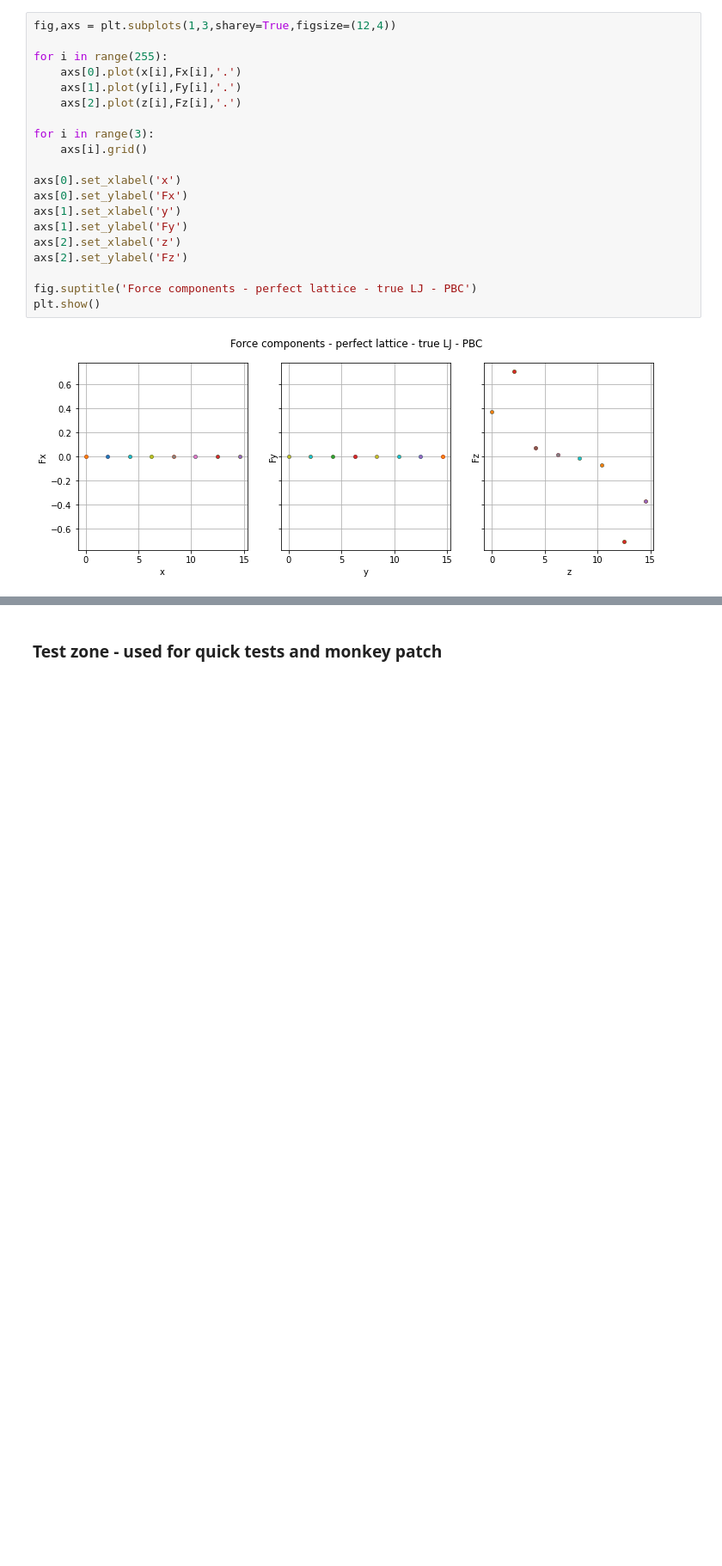
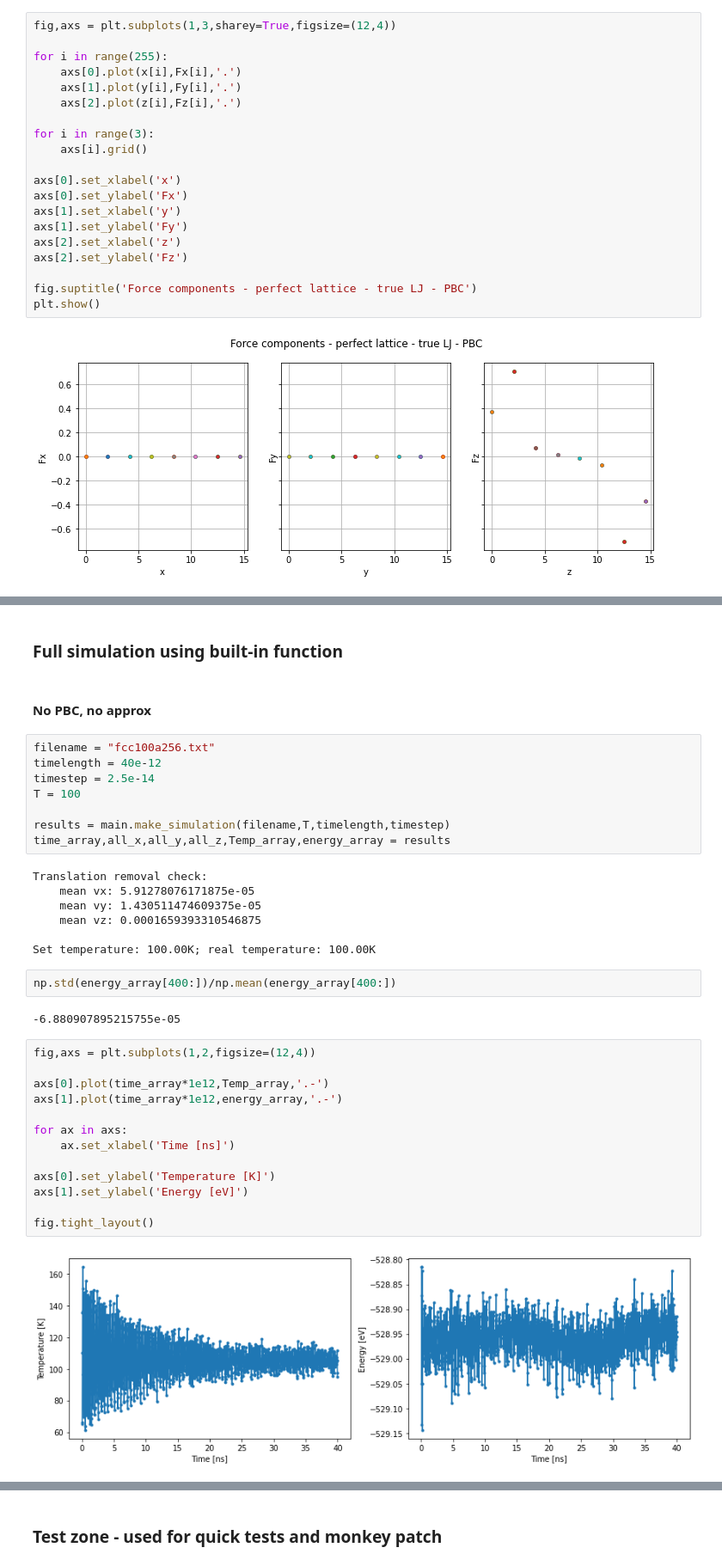
Before and after one commit to demetriomagatti/molecular_dynamics, a Jupyter notebook: molecular_dynamics.ipynb, the cells around one changed output, grey strips where cells are left out. Shown at 86% size. Cells and saved outputs as stored; diff of their text form; blank space fills up the shorter version.

```diff
--- a/molecular_dynamics.ipynb
+++ b/molecular_dynamics.ipynb
@@ -166,2 +166,40 @@ translation removal check:
 
 Set temperature: 100.00K; real temperature: 100.00K
+# %% [markdown]
+### Full simulation using built-in function
+# %% [markdown]
+#### No PBC, no approx
+# %%
+filename = "fcc100a256.txt"
+timelength = 40e-12
+timestep = 2.5e-14
+T = 100
+
+results = main.make_simulation(filename,T,timelength,timestep)
+time_array,all_x,all_y,all_z,Temp_array,energy_array = results
+# %% [output]
+Translation removal check:
+    mean vx: 5.91278076171875e-05
+    mean vy: 1.430511474609375e-05
+    mean vz: 0.0001659393310546875
+
+Set temperature: 100.00K; real temperature: 100.00K
+# %%
+np.std(energy_array[400:])/np.mean(energy_array[400:])
+# %% [output]
+-6.880907895215755e-05
+# %%
+fig,axs = plt.subplots(1,2,figsize=(12,4))
+
+axs[0].plot(time_array*1e12,Temp_array,'.-')
+axs[1].plot(time_array*1e12,energy_array,'.-')
+
+for ax in axs:
+    ax.set_xlabel('Time [ns]')
+
+axs[0].set_ylabel('Temperature [K]')
+axs[1].set_ylabel('Energy [eV]')
+
+fig.tight_layout()
+# %% [output]
+[figure, added]
```
Also changed, not shown: parts of 19 cells of this notebook.
